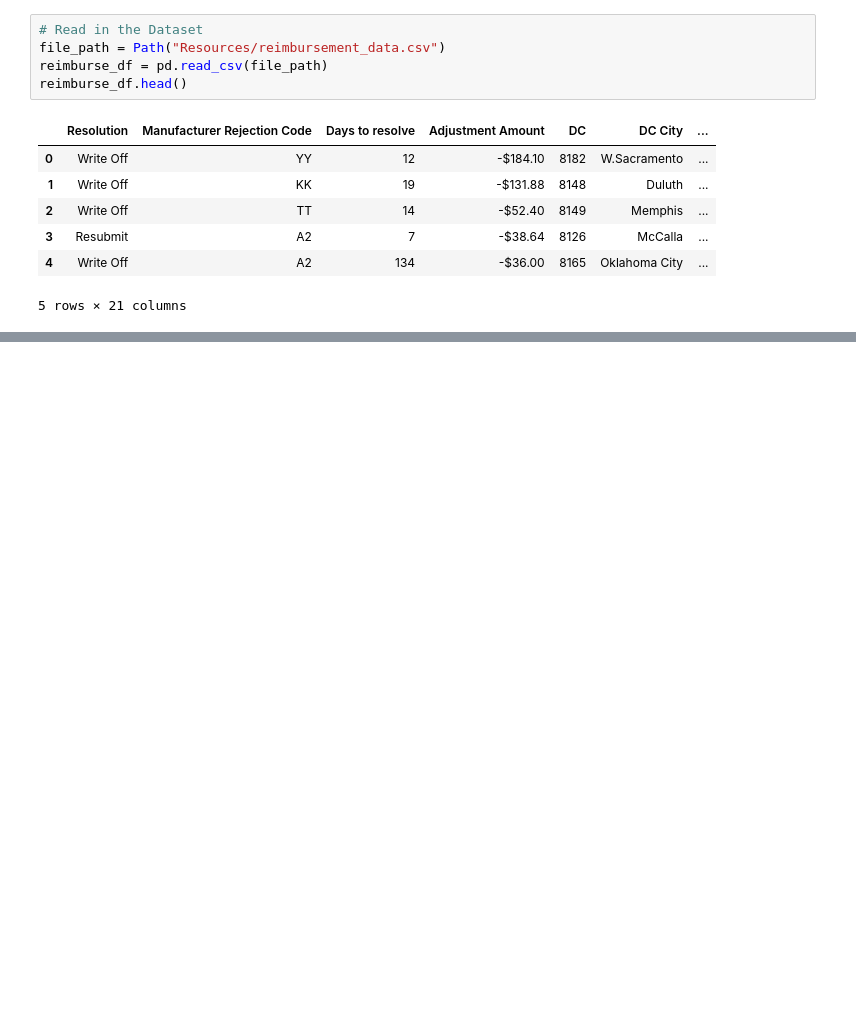
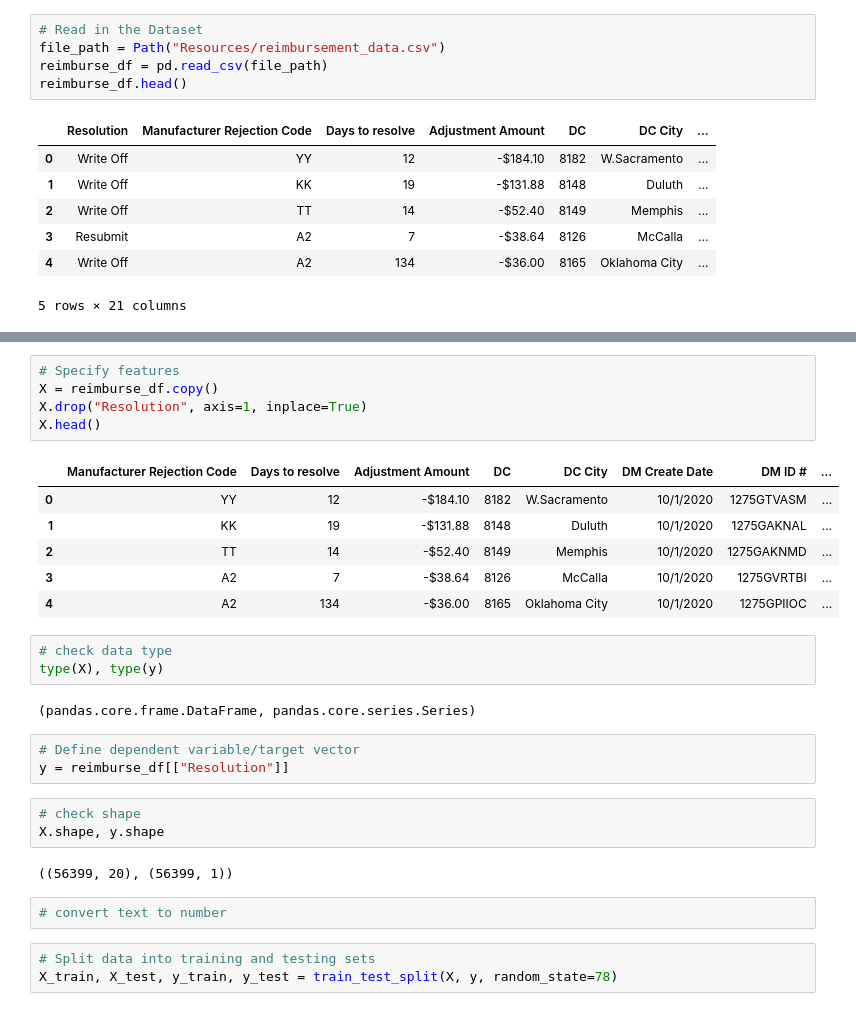
Before and after one commit to alexgwise/project_3, a Jupyter notebook: reimburse_decision_tree.ipynb, the cells around one changed output, grey strips where cells are left out. Drawn from its saved outputs; the diff is of its cells as text; blank space fills up the shorter version.

```diff
--- a/reimburse_decision_tree.ipynb
+++ b/reimburse_decision_tree.ipynb
@@ -27,0 +50,30 @@ reimburse_df.head()
+# %%
+# Specify features
+X = reimburse_df.copy()
+X.drop("Resolution", axis=1, inplace=True)
+X.head()
+# %% [output]
+|  | Manufacturer Rejection Code | Days to resolve | Adjustment Amount | DC | DC City | DM Create Date | DM ID # | ... |
+| 0 | YY | 12 | -$184.10 | 8182 | W.Sacramento | 10/1/2020 | 1275GTVASM | ... |
+| 1 | KK | 19 | -$131.88 | 8148 | Duluth | 10/1/2020 | 1275GAKNAL | ... |
+| 2 | TT | 14 | -$52.40 | 8149 | Memphis | 10/1/2020 | 1275GAKNMD | ... |
+| 3 | A2 | 7 | -$38.64 | 8126 | McCalla | 10/1/2020 | 1275GVRTBI | ... |
+| 4 | A2 | 134 | -$36.00 | 8165 | Oklahoma City | 10/1/2020 | 1275GPIIOC | ... |
+# %%
+# check data type
+type(X), type(y)
+# %% [output]
+(pandas.core.frame.DataFrame, pandas.core.series.Series)
+# %%
+# Define dependent variable/target vector
+y = reimburse_df[["Resolution"]]
+# %%
+# check shape
+X.shape, y.shape
+# %% [output]
+((56399, 20), (56399, 1))
+# %%
+# convert text to number
+# %%
+# Split data into training and testing sets
+X_train, X_test, y_train, y_test = train_test_split(X, y, random_state=78)
```
Also changed, not shown: parts of 5 cells of this notebook, 1 other file.
